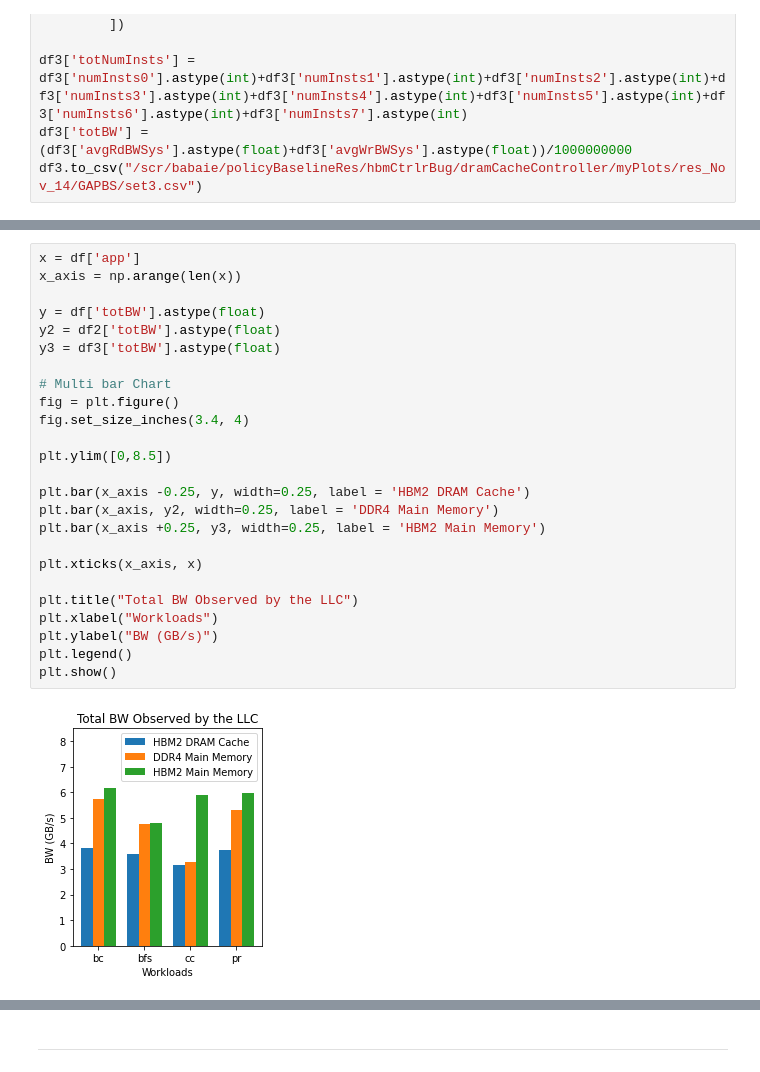
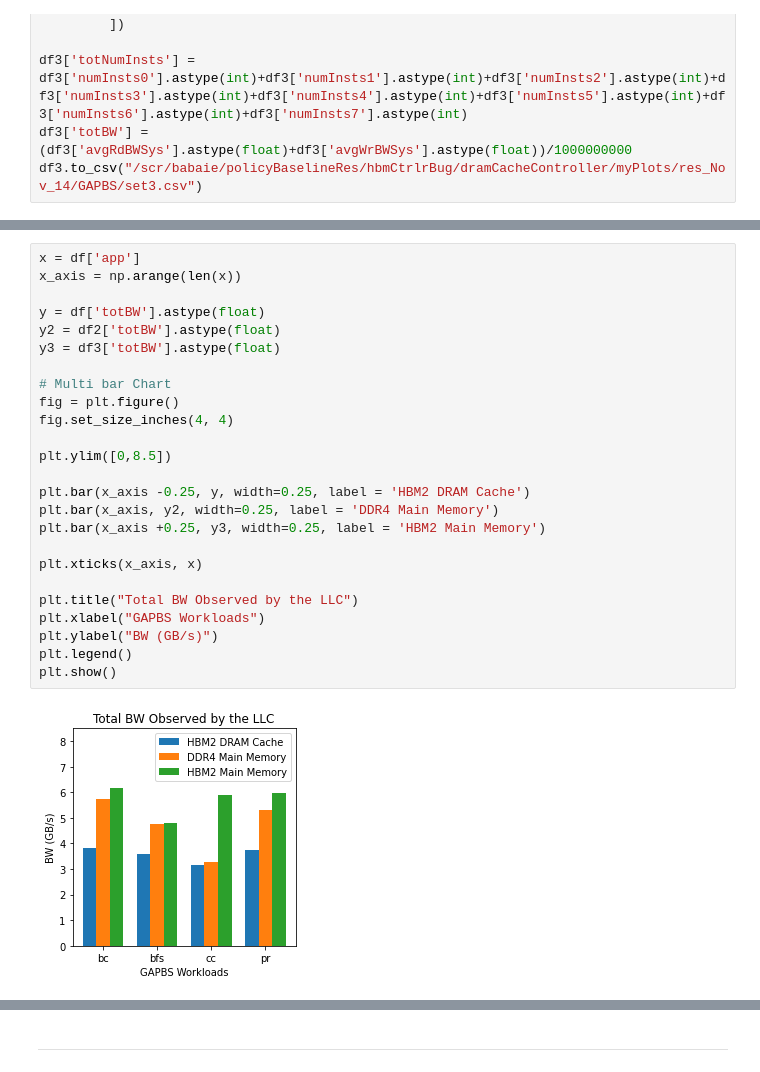
Before and after one commit to darchr/dramCacheController, a Jupyter notebook: myPlots/res_Nov_14/GAPBS/gapbs.ipynb, the cells around one changed output, grey strips where cells are left out. Saved outputs shown, nothing was run; the diff lists cells and outputs as text.

```diff
--- a/myPlots/res_Nov_14/GAPBS/gapbs.ipynb
+++ b/myPlots/res_Nov_14/GAPBS/gapbs.ipynb
@@ -358,30 +358,30 @@ plt.show()
 # %%
 x = df['app']
 x_axis = np.arange(len(x))
 
 y = df['totBW'].astype(float)
 y2 = df2['totBW'].astype(float)
 y3 = df3['totBW'].astype(float)
 
 # Multi bar Chart
 fig = plt.figure()
-fig.set_size_inches(3.4, 4)
+fig.set_size_inches(4, 4)
 
 plt.ylim([0,8.5])
 
 plt.bar(x_axis -0.25, y, width=0.25, label = 'HBM2 DRAM Cache')
 plt.bar(x_axis, y2, width=0.25, label = 'DDR4 Main Memory')
 plt.bar(x_axis +0.25, y3, width=0.25, label = 'HBM2 Main Memory')
 
 plt.xticks(x_axis, x)
 
 plt.title("Total BW Observed by the LLC")
-plt.xlabel("Workloads")
+plt.xlabel("GAPBS Workloads")
 plt.ylabel("BW (GB/s)")
 plt.legend()
 plt.show()
 # %% [output]
-[figure, old version]
+[figure, new version]
 # %%
 x = df['app']
 x_axis = np.arange(len(x))
```
Also changed, not shown: parts of 11 cells of this notebook, 1 other file.
